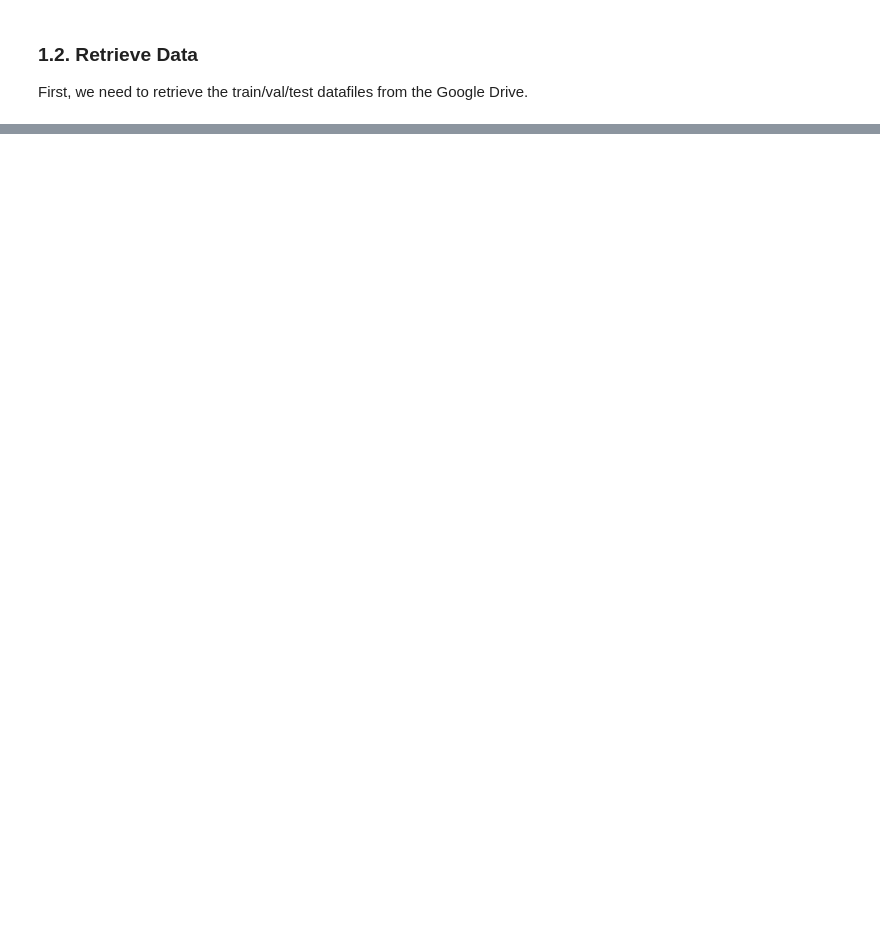
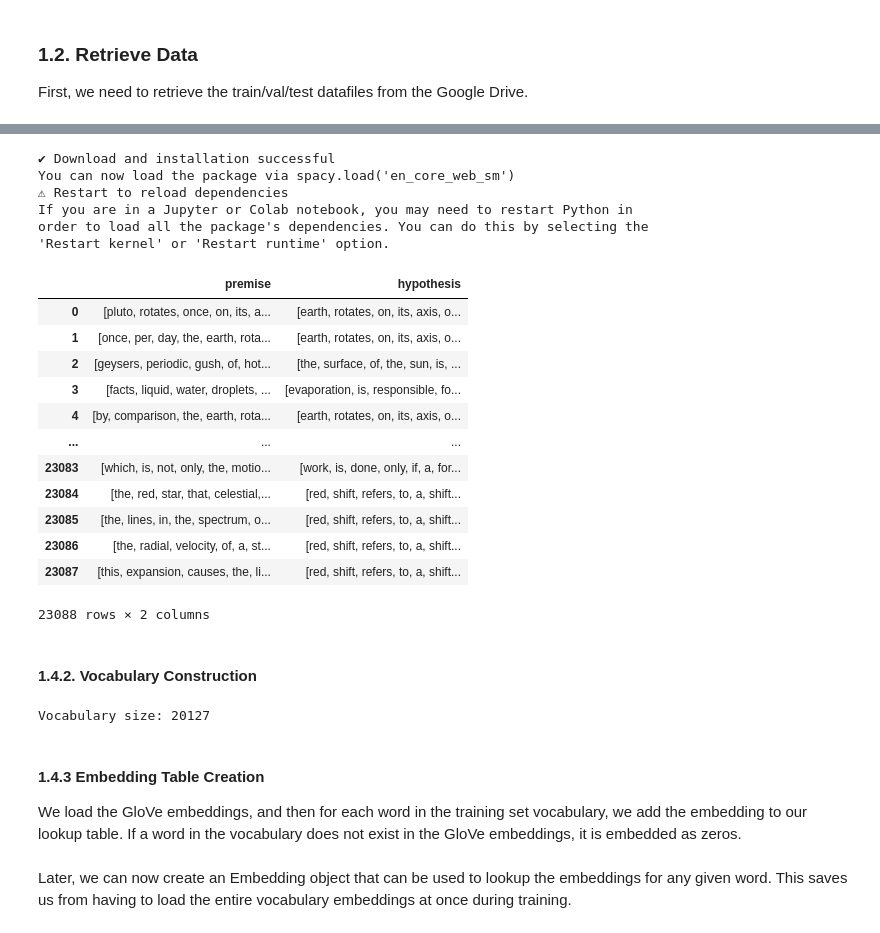
Before and after one commit to MahitGtg/nlp-project, a Jupyter notebook: read_data.ipynb, the cells around one changed output, grey strips where cells are left out. Cells and saved outputs as stored; diff of their text form; code cells hidden in the pictures; blank space fills up the shorter version.

```diff
--- a/read_data.ipynb
+++ b/read_data.ipynb
@@ -73,0 +111,56 @@ As seen above, the data contains characters that requires cleaning before passin
+# %%
+spacy.cli.download('en_core_web_sm')
+tokeniser = spacy.load('en_core_web_sm')
+premise_list = X_train['premise'].tolist()
+hypothesis_list = X_train['hypothesis'].tolist()
+
+prem_tokens_list = list(tokeniser.pipe(premise_list, batch_size=64))
+X_train.loc[:, "premise"] = [[token.text.lower() for token in tokens if re.match(r'^\w+$', token.text)] for tokens in prem_tokens_list]
+
+hyp_tokens_list = list(tokeniser.pipe(hypothesis_list, batch_size=64))
+X_train.loc[:, "hypothesis"] = [[token.text.lower() for token in tokens if re.match(r'^\w+$', token.text)] for tokens in hyp_tokens_list]
+
+display(X_train)
+# %% [output]
+✔ Download and installation successful
+You can now load the package via spacy.load('en_core_web_sm')
+⚠ Restart to reload dependencies
+If you are in a Jupyter or Colab notebook, you may need to restart Python in
+order to load all the package's dependencies. You can do this by selecting the
+'Restart kernel' or 'Restart runtime' option.
+|  | premise | hypothesis |
+| 0 | [pluto, rotates, once, on, its, a... | [earth, rotates, on, its, axis, o... |
+| 1 | [once, per, day, the, earth, rota... | [earth, rotates, on, its, axis, o... |
+| 2 | [geysers, periodic, gush, of, hot... | [the, surface, of, the, sun, is, ... |
+| 3 | [facts, liquid, water, droplets, ... | [evaporation, is, responsible, fo... |
+| 4 | [by, comparison, the, earth, rota... | [earth, rotates, on, its, axis, o... |
+| ... | ... | ... |
+| 23083 | [which, is, not, only, the, motio... | [work, is, done, only, if, a, for... |
+| 23084 | [the, red, star, that, celestial,... | [red, shift, refers, to, a, shift... |
+| 23085 | [the, lines, in, the, spectrum, o... | [red, shift, refers, to, a, shift... |
+| 23086 | [the, radial, velocity, of, a, st... | [red, shift, refers, to, a, shift... |
+| 23087 | [this, expansion, causes, the, li... | [red, shift, refers, to, a, shift... |
+23088 rows × 2 columns
+# %% [markdown]
+#### 1.4.2. Vocabulary Construction
+# %%
+vocab_set = set([])
+for tokens in X_train['premise']:
+    for token in tokens:
+        vocab_set.add(token)
+for tokens in X_train['hypothesis']:
+    for token in tokens:
+        vocab_set.add(token)
+
+# Convert the set to a list
+vocab = ['[PAD]', '[OOV]']
+vocab.extend(list(vocab_set))
+
+wordindexes = {word: i for i, word in enumerate(vocab)}
+
+print(f"Vocabulary size: {len(vocab)}")
+# %% [output]
+Vocabulary size: 20127
+# %% [markdown]
+#### 1.4.3 Embedding Table Creation
+We load the GloVe embeddings, and then for each word in the training set vocabulary, we add the embedding to our lookup table. If a word in the vocabulary does not exist in the GloVe embeddings, it is embedded as zeros.
@@ -73,0 +181,2 @@ As seen above, the data contains characters that requires cleaning before passin
+# %% [markdown]
+Later, we can now create an Embedding object that can be used to lookup the embeddings for any given word. This saves us from having to load the entire vocabulary embeddings at once during training.
```
Also changed, not shown: parts of 22 cells of this notebook, 1 other file.
